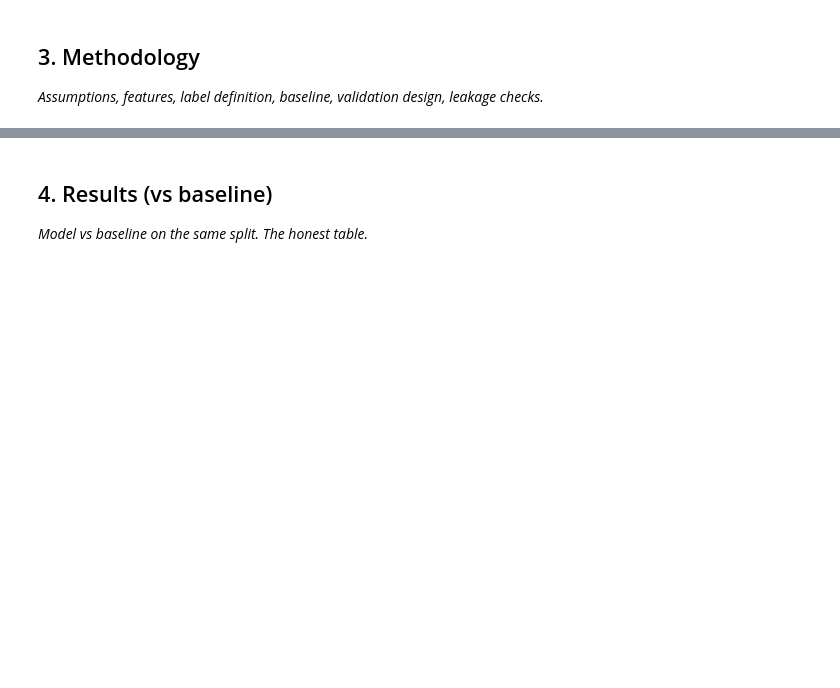
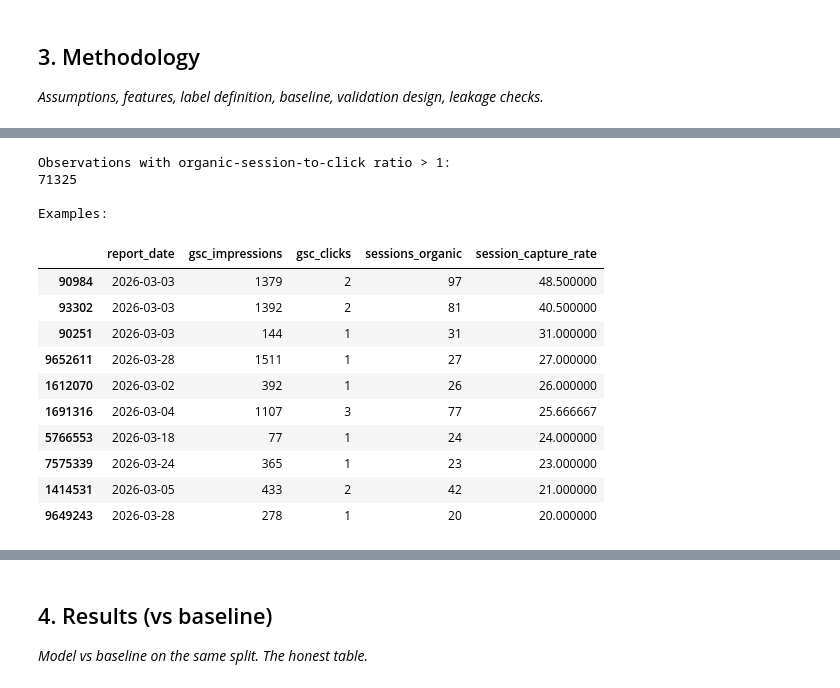
Before and after one commit to itsayeshaqamar/flyrank-mlinternship-ayesha, a Jupyter notebook: work/notebooks/capstone.ipynb, the cells around one changed output, grey strips where cells are left out. Drawn from its saved outputs; the diff is of its cells as text; code cells hidden in the pictures; blank space fills up the shorter version.

```diff
--- a/work/notebooks/capstone.ipynb
+++ b/work/notebooks/capstone.ipynb
@@ -20,0 +836,47 @@ This skeleton is yours to fill. Work the sections **in order** — each one has
+# %%
+# ============================================================
+# Section 3 — Methodology
+# 6. Investigate cross-system ratio behavior
+# ============================================================
+
+# ------------------------------------------------------------
+# Organic sessions / GSC clicks
+# ------------------------------------------------------------
+
+capture_above_1 = funnel_df[
+    funnel_df["session_capture_rate"] > 1
+].copy()
+
+print("Observations with organic-session-to-click ratio > 1:")
+print(len(capture_above_1))
+
+print("\nExamples:")
+display(
+    capture_above_1[
+        [
+            "report_date",
+            "gsc_impressions",
+            "gsc_clicks",
+            "sessions_organic",
+            "session_capture_rate"
+        ]
+    ]
+    .sort_values("session_capture_rate", ascending=False)
+    .head(10)
+)
+# %% [output]
+Observations with organic-session-to-click ratio > 1:
+71325
+
+Examples:
+|  | report_date | gsc_impressions | gsc_clicks | sessions_organic | session_capture_rate |
+| 90984 | 2026-03-03 | 1379 | 2 | 97 | 48.500000 |
+| 93302 | 2026-03-03 | 1392 | 2 | 81 | 40.500000 |
+| 90251 | 2026-03-03 | 144 | 1 | 31 | 31.000000 |
+| 9652611 | 2026-03-28 | 1511 | 1 | 27 | 27.000000 |
+| 1612070 | 2026-03-02 | 392 | 1 | 26 | 26.000000 |
+| 1691316 | 2026-03-04 | 1107 | 3 | 77 | 25.666667 |
+| 5766553 | 2026-03-18 | 77 | 1 | 24 | 24.000000 |
+| 7575339 | 2026-03-24 | 365 | 1 | 23 | 23.000000 |
+| 1414531 | 2026-03-05 | 433 | 2 | 42 | 21.000000 |
+| 9649243 | 2026-03-28 | 278 | 1 | 20 | 20.000000 |
```
Also changed, not shown: parts of 43 cells of this notebook.
